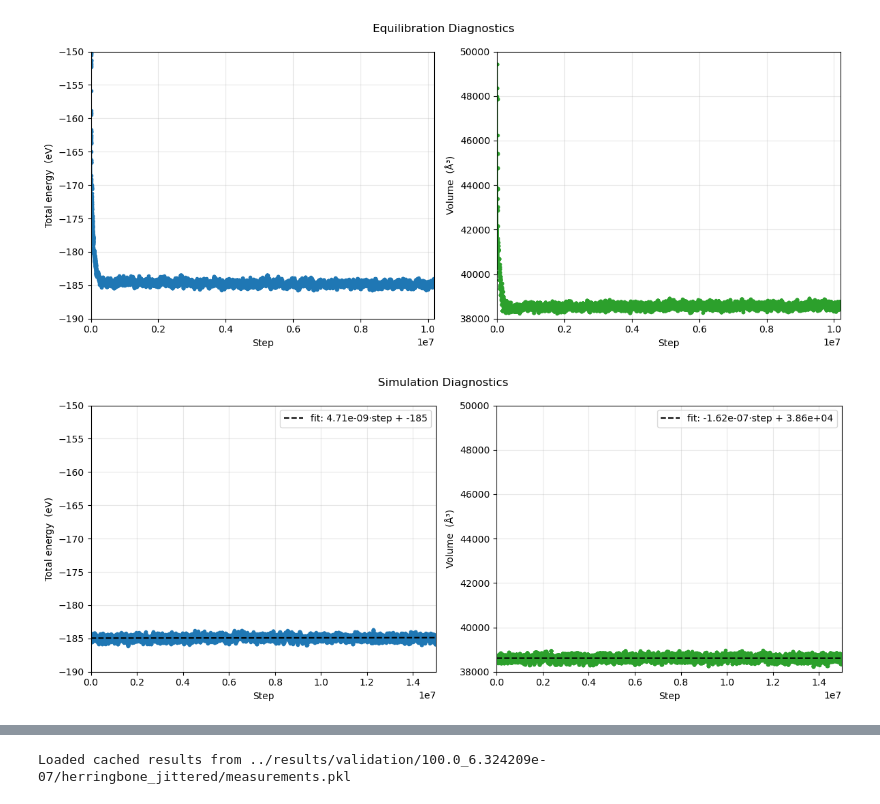
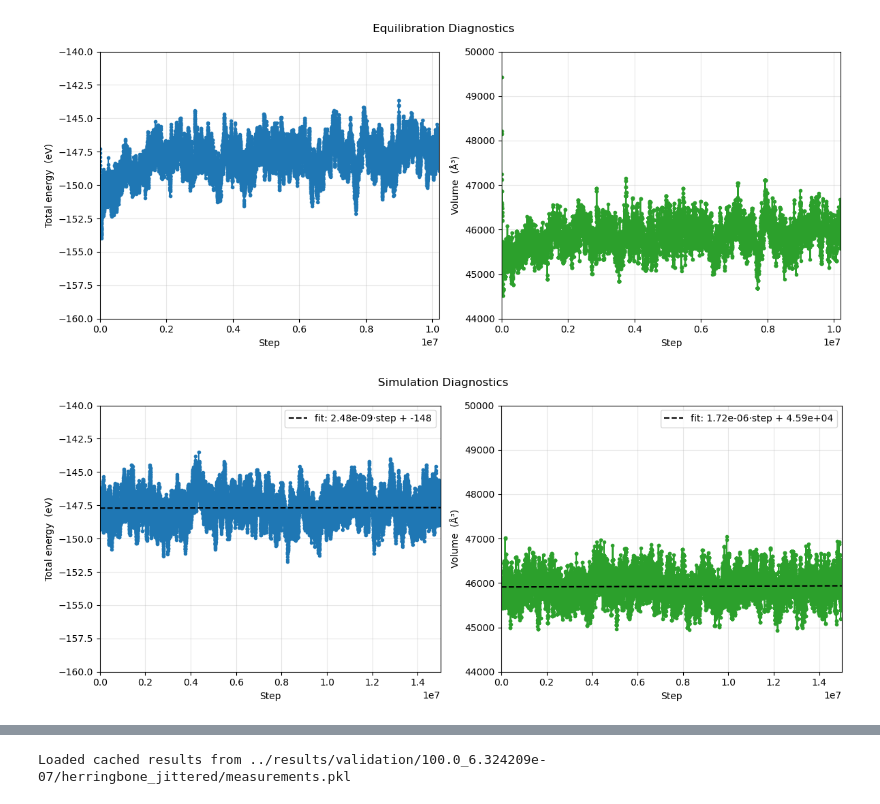
Before and after one commit to ortengren/as_mc, a Jupyter notebook: notebooks/single_state_run.ipynb, the cells around one changed output, grey strips where cells are left out. Cells and saved outputs as stored; diff of their text form; code cells hidden in the pictures.

Commit message:
Reformatting notebooks and running simulation at 300 K

```diff
--- a/notebooks/single_state_run.ipynb
+++ b/notebooks/single_state_run.ipynb
@@ -25,7 +25,7 @@ import ase.io
 # Equilibration Diagnostics
 
 steps, energy, vol = [], [], []
-with connect("/home/lucas/Projects/cersonsky/asmcmc/results/validation/100.0_6.324209e-07/herringbone_jittered_2/equilibration.db") as db:
+with connect("/home/lucas/Projects/cersonsky/asmcmc/results/validation/300.0_6.324209e-07/herringbone_jittered_0/equilibration.db") as db:
     for row in db.select():
         steps.append(row.step)
         energy.append(row.total_energy)
@@ -36,10 +36,10 @@ fig, axs = plt.subplots(1, 2, figsize=(12, 5))
 MIN_STEP = 0
 MAX_STEP = max(steps)
 
-MIN_ENERGY = -190
-MAX_ENERGY = -150
+MIN_ENERGY = -160
+MAX_ENERGY = -140
 
-MIN_VOL = 38_000
+MIN_VOL = 44_000
 MAX_VOL = 50_000
 
 
@@ -81,11 +81,11 @@ axs[1].set_ybound(MIN_VOL, MAX_VOL)
 fig.suptitle("Equilibration Diagnostics")
 fig.tight_layout()
 
-fig.savefig("../results/validation/100.0_6.324209e-07/herringbone_jittered_2/equilibration_diagnostics.png", dpi=150)
+fig.savefig("../results/validation/300.0_6.324209e-07/herringbone_jittered_0/equilibration_diagnostics.png", dpi=150)
 
 plt.show()
 # %% [output]
-[figure, old version]
+[figure, new version]
 # %%
 # Write equilibration to .xyz file so that it can be visualized
 # To perform the write, set WRITE_TO_XYZ = True
@@ -95,7 +95,7 @@ WRITE_TO_XYZ = False
 if WRITE_TO_XYZ:
     eq_traj = []
 
-    with connect("../results/validation/100.0_6.324209e-07/herringbone_jittered_2/equilibration.db") as db:
+    with connect("../results/validation/300.0_6.324209e-07/herringbone_jittered_0/equilibration.db") as db:
         for row in db.select():
             atoms = row.toatoms()
             atoms.new_array("c_q", np.asarray(row.data["c_q"]))
@@ -105,12 +105,12 @@ if WRITE_TO_XYZ:
 
             eq_traj.append(atoms)
 
-    ase.io.write("../results/validation/100.0_6.324209e-07/herringbone_jittered_2/equilibration.xyz", eq_traj, format="extxyz")
+    ase.io.write("../results/validation/300.0_6.324209e-07/herringbone_jittered_0/equilibration.xyz", eq_traj, format="extxyz")
 # %%
 # Basic simulation diagnostics
 
 steps, energy, vol = [], [], []
-with connect("../results/validation/100.0_6.324209e-07/herringbone_jittered_2/simulation.db") as db:
+with connect("../results/validation/300.0_6.324209e-07/herringbone_jittered_0/simulation.db") as db:
     for row in db.select():
         steps.append(row.step)
         energy.append(row.total_energy)
@@ -119,35 +119,35 @@ with connect("../results/validation/100.0_6.324209e-07/herringbone_jittered_2/si
 
 fig, axs = plt.subplots(1, 2, figsize=(12, 5))
 MAX_STEP = max(steps)
 
 
 axs[0].plot(steps, energy, marker=".")
 axs[0].set_ylabel("Total energy  (eV)")
 fit_line(axs[0], steps, energy, (MIN_STEP, MAX_STEP), (MIN_ENERGY, MAX_ENERGY))
 
 axs[1].plot(steps, vol, marker=".", color="tab:green")
 axs[1].set_ylabel("Volume  (Å³)")
 fit_line(axs[1], steps, vol, (MIN_STEP, MAX_STEP), (MIN_VOL, MAX_VOL))
 
 for ax in axs:
     ax.set_xlabel("Step")
     ax.grid(True, alpha=0.3)
 
 axs[0].set_xbound(MIN_STEP, max(steps))
 axs[1].set_xbound(MIN_STEP, max(steps))
 
 axs[0].set_ybound(MIN_ENERGY, MAX_ENERGY)
 axs[1].set_ybound(MIN_VOL, MAX_VOL)
 
 
 fig.suptitle("Simulation Diagnostics")
 fig.tight_layout()
 
-fig.savefig("../results/validation/100.0_6.324209e-07/herringbone_jittered_2/simulation_diagnostics.png", dpi=150)
+fig.savefig("../results/validation/300.0_6.324209e-07/herringbone_jittered_0/simulation_diagnostics.png", dpi=150)
 
 plt.show()
 # %% [output]
-[figure, old version]
+[figure, new version]
 # %%
 # Write simulation to .xyz file so that it can be visualized
 # To perform the write, set WRITE_TO_XYZ = True
```
Also changed, not shown: parts of 5 cells of this notebook, 8 other files.
